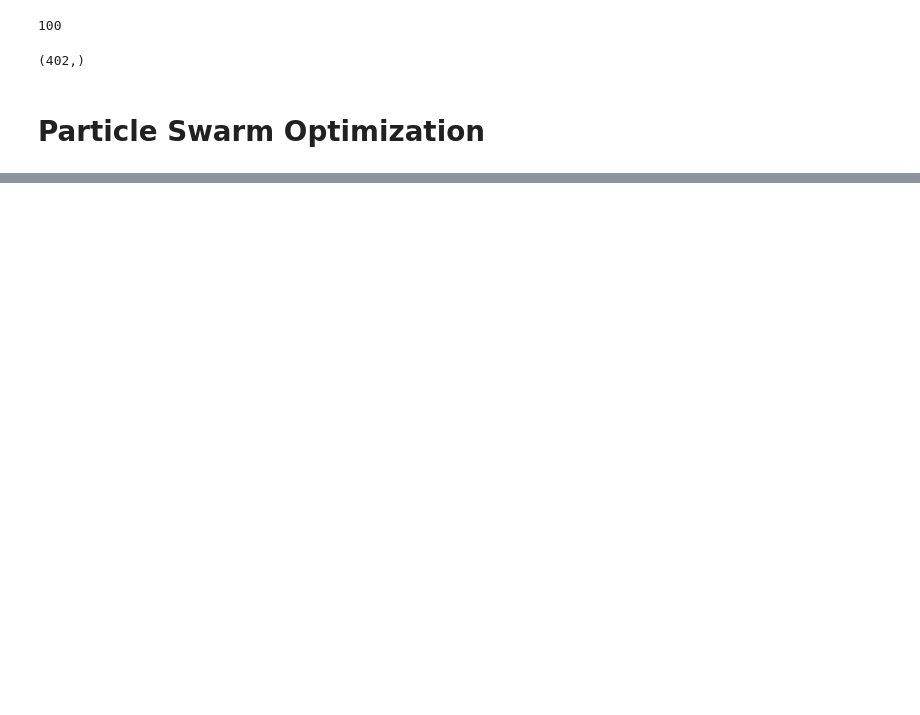
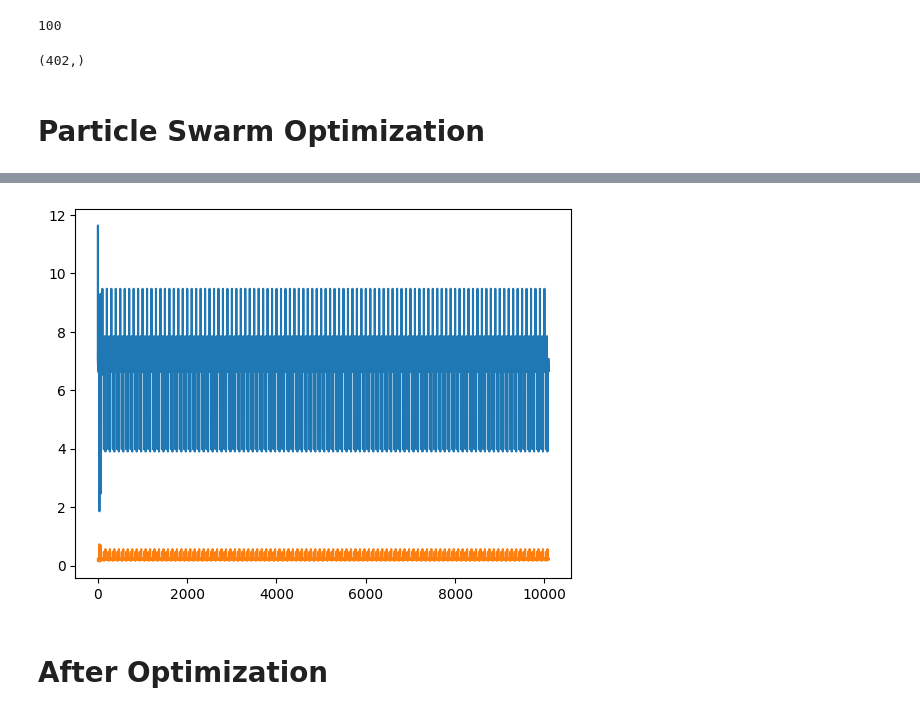
Before and after one commit to MH0386/covid_pneumonia_prediction, a Jupyter notebook: code.ipynb, the cells around one changed output, grey strips where cells are left out. Saved outputs shown, nothing was run; the diff lists cells and outputs as text; code cells hidden in the pictures; blank space fills up the shorter version.

```diff
--- a/code.ipynb
+++ b/code.ipynb
@@ -447,3 +449,10 @@ best_value, -best_acc
+# %%
+plt.plot(tries)
+plt.show()
+# %% [output]
+[figure, added]
+# %% [markdown]
+# After Optimization
 # %%
 model = LogisticRegression(verbose=True, lr=best_value[1])
 # %%
```
Also changed, not shown: parts of 18 cells of this notebook.
